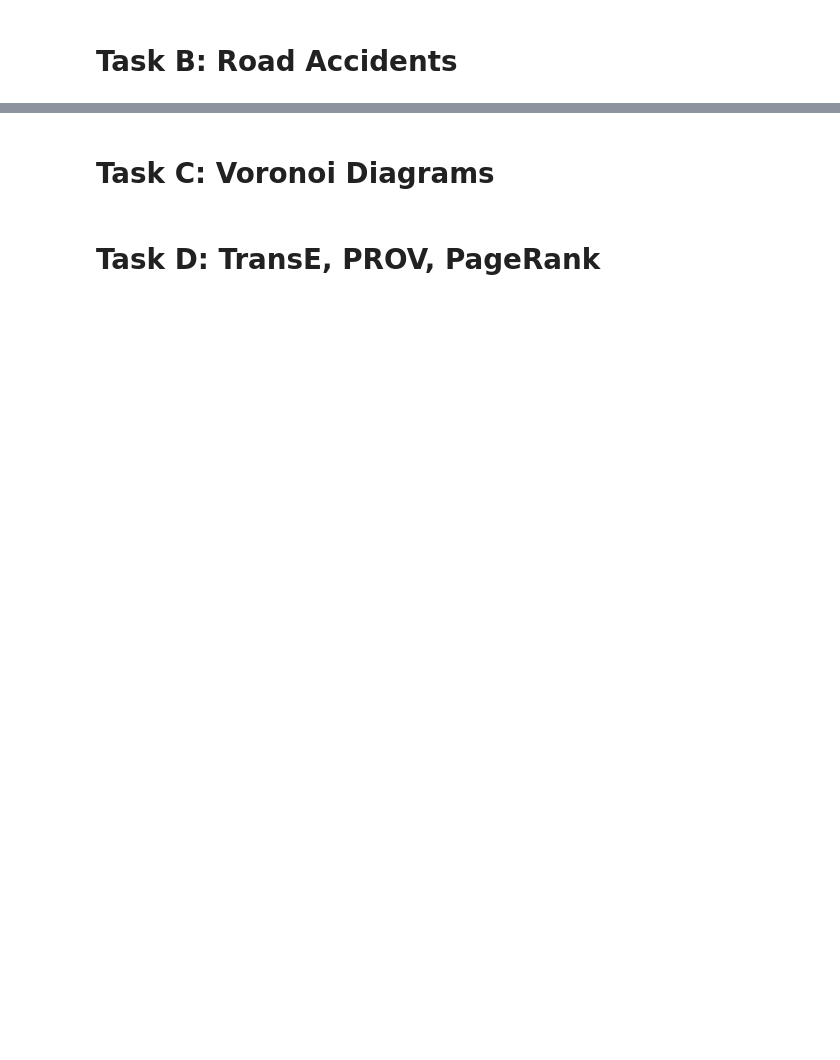
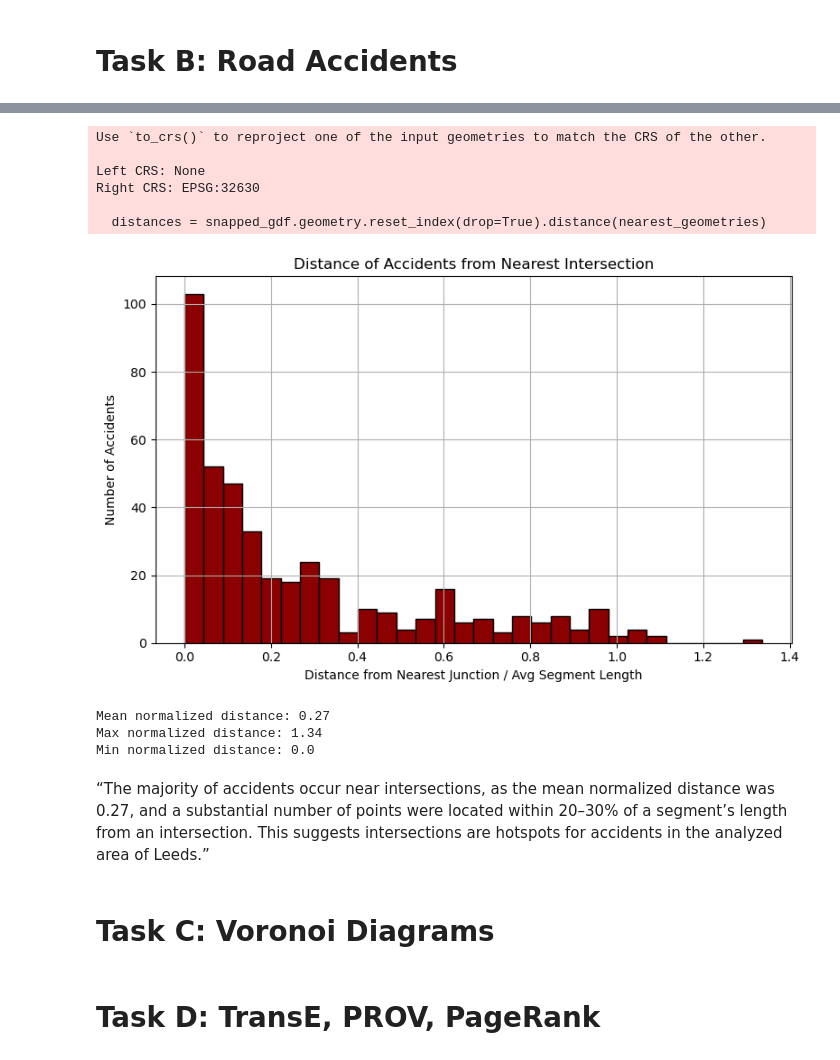
Before and after one commit to ammararfan2-lab/7CUSMNDA-2025-Coursework, a Jupyter notebook: notebooks/Part2.ipynb, the cells around one changed output, grey strips where cells are left out. Drawn from its saved outputs; the diff is of its cells as text; code cells hidden in the pictures; blank space fills up the shorter version.

```diff
--- a/notebooks/Part2.ipynb
+++ b/notebooks/Part2.ipynb
@@ -256,3 +424,49 @@ Following is a counterexample causing non-planarity:
+# %%
+# Get projected road network nodes (intersections)
+nodes_proj = ox.graph_to_gdfs(road_graph_proj, nodes=True, edges=False)
+
+# Getting snapped accident points from the network
+snapped_gdf = sp.element_as_gdf(network, pp_name='accidents', snapped=True)
+
+# Finding nearest intersection for each snapped accident
+nearest_node_ids = snapped_gdf.geometry.apply(lambda pt: nodes_proj.distance(pt).idxmin())
+nearest_geometries = nodes_proj.loc[nearest_node_ids].geometry.reset_index(drop=True)
+
+# Computing distances from each accident to its nearest intersection
+distances = snapped_gdf.geometry.reset_index(drop=True).distance(nearest_geometries)
+
+# Normalizing distances by average road segment length
+mean_edge_length = edges_proj['length'].mean()
+normalized_distances = distances / mean_edge_length
+
+# Plotting histogram of distances
+plt.figure(figsize=(8, 5))
+plt.hist(normalized_distances, bins=30, color='darkred', edgecolor='black')
+plt.title("Distance of Accidents from Nearest Intersection")
+plt.xlabel("Distance from Nearest Junction / Avg Segment Length")
+plt.ylabel("Number of Accidents")
+plt.grid(True)
+plt.tight_layout()
+plt.show()
+
+# Printing Summary statistics
+print("Mean normalized distance:", round(normalized_distances.mean(), 2))
+print("Max normalized distance:", round(normalized_distances.max(), 2))
+print("Min normalized distance:", round(normalized_distances.min(), 2))
+# %% [output]
+Use `to_crs()` to reproject one of the input geometries to match the CRS of the other.
+
+Left CRS: None
+Right CRS: EPSG:32630
+
+  distances = snapped_gdf.geometry.reset_index(drop=True).distance(nearest_geometries)
+[figure, added]
+Mean normalized distance: 0.27
+Max normalized distance: 1.34
+Min normalized distance: 0.0
+# %% [markdown]
+“The majority of accidents occur near intersections, as the mean normalized distance was 0.27, and a substantial number of points were located within 20–30% of a segment’s length from an intersection.
+ This suggests intersections are hotspots for accidents in the analyzed area of Leeds.”
 # %% [markdown]
 # Task C: Voronoi Diagrams
 # %% [markdown]
```
Also changed, not shown: parts of 15 cells of this notebook.
